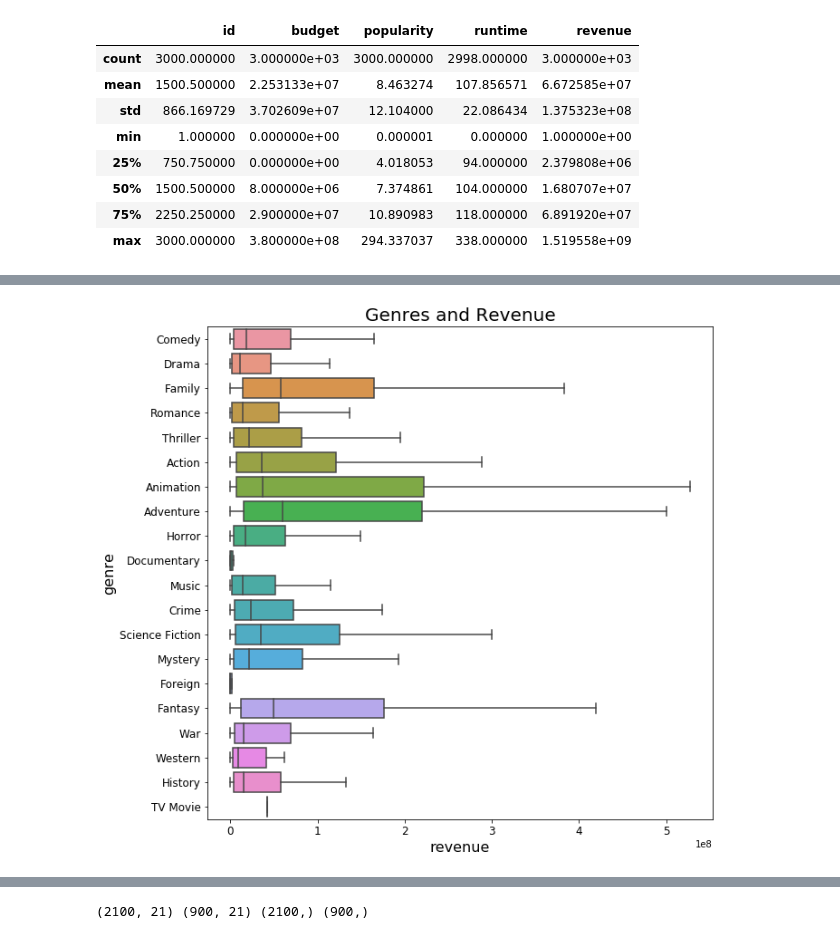
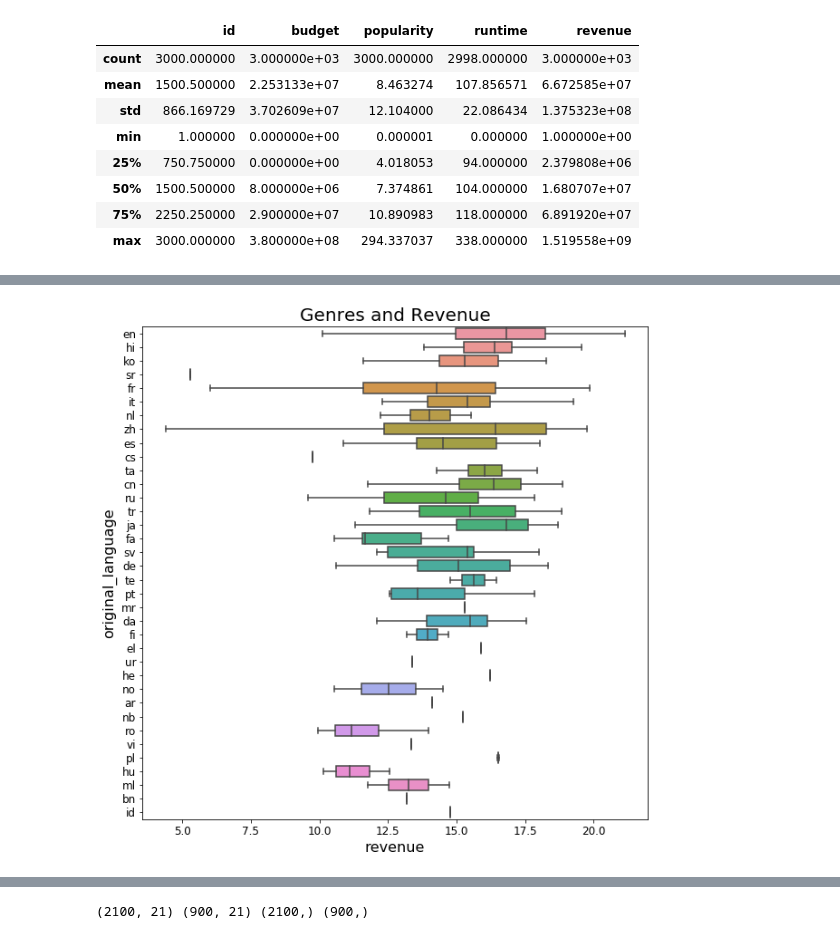
Before and after one commit to OracyC/TMDB-Box-Office-Prediction, a Jupyter notebook: TMDB_Box_Office_Prediction.ipynb, the cells around one changed output, grey strips where cells are left out. Saved outputs shown, nothing was run; the diff lists cells and outputs as text; code cells hidden in the pictures.

```diff
--- a/TMDB_Box_Office_Prediction.ipynb
+++ b/TMDB_Box_Office_Prediction.ipynb
@@ -94,15 +80,3 @@ genre_df['revenue'] = repeated_revenues
-# %%
-import seaborn as sns
-import matplotlib.pyplot as plt
-fig, ax = plt.subplots(figsize=(10, 10))
-ax.tick_params(axis='both', labelsize=12)
-plt.title('Genres and Revenue', fontsize=20)
-plt.xlabel('revenue', fontsize=16)
-plt.ylabel('genre', fontsize=16)
-sns.boxplot(ax=ax, x=repeated_revenues, y=genres,showfliers=False)
-plt.show()
-# %% [output]
-[figure, removed]
 # %%
 def proc_json(string, key):
     try:
@@ -183,3 +157,15 @@ train.head()
 | 2 | 3 |  | 15.009433 | Drama | http://sonyclassics.com/whiplash/ | tt2582802 | en | Whiplash | ... |
 | 3 | 4 |  | 13.997833 | Thriller,Drama | http://kahaanithefilm.com/ | tt1821480 | hi | Kahaani | ... |
 | 4 | 5 |  | 0.000000 | Action,Thriller | NaN | tt1380152 | ko | 마린보이 | ... |
+# %%
+import seaborn as sns
+import matplotlib.pyplot as plt
+fig, ax = plt.subplots(figsize=(10, 10))
+ax.tick_params(axis='both', labelsize=12)
+plt.title('Genres and Revenue', fontsize=20)
+plt.xlabel('revenue', fontsize=16)
+plt.ylabel('genre', fontsize=16)
+sns.boxplot(ax=ax, x=train['revenue'], y=train['original_language'],showfliers=False)
+plt.show()
+# %% [output]
+[figure, added]
```
Also changed, not shown: parts of 9 cells of this notebook.
